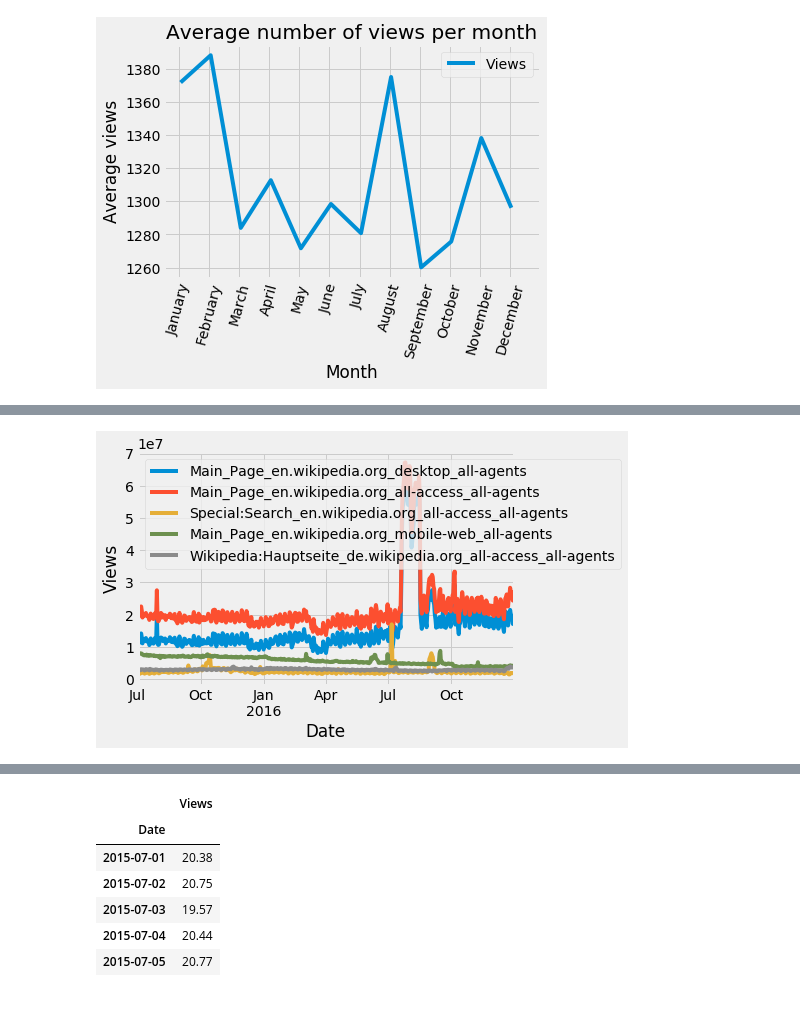
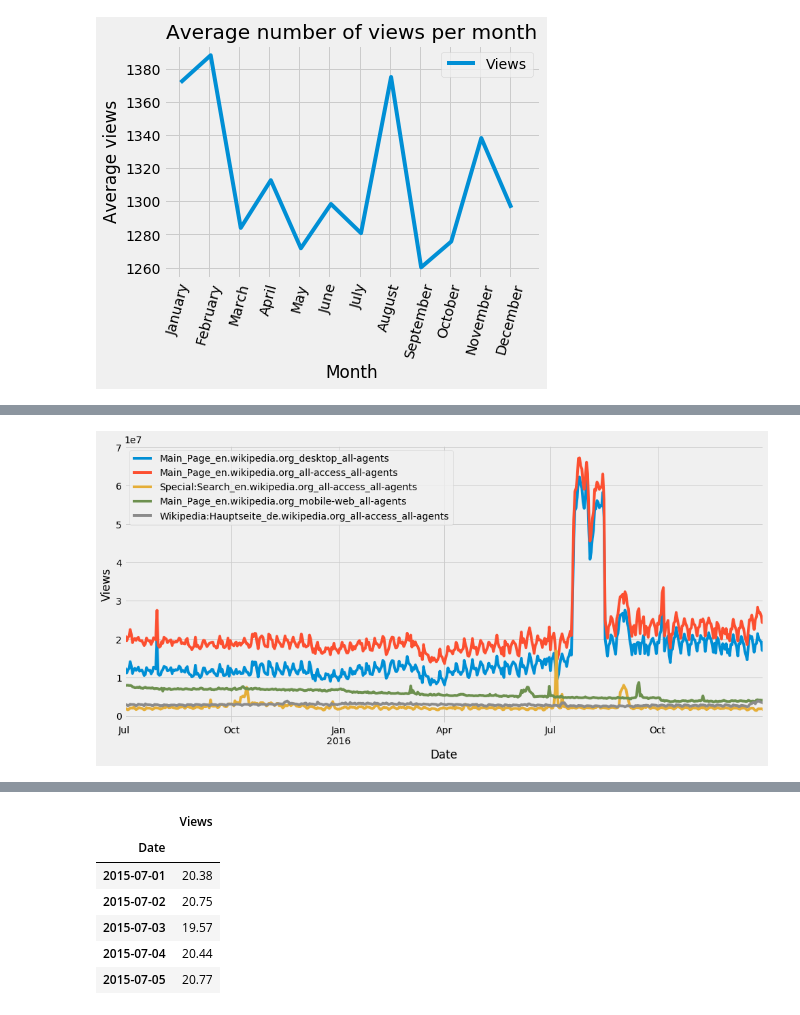
Before and after one commit to Subikshaa/Time-Series-Forecasting-on-Web-Traffic-Dataset, a Jupyter notebook: forecast.ipynb, the cells around one changed output, grey strips where cells are left out. Drawn from its saved outputs; the diff is of its cells as text; code cells hidden in the pictures.

```diff
--- a/forecast.ipynb
+++ b/forecast.ipynb
@@ -137,6 +133,4 @@ lang_df.head()
 # %%
-df_reshaped['Dayofweek'] = df_reshaped.Date.dt.dayofweek
-
 def find_day(day):
     if day == 0:
         return 'Monday'
@@ -153,5 +147,5 @@ def find_day(day):
     else:
         return 'Sunday'
 
-df_reshaped['Dayofweek'] = df_reshaped.Dayofweek.apply(find_day)
+days_df['Day'] = days_df.Dayofweek.apply(find_day)
 # %%
@@ -164,3 +162,4 @@ plt.show()
 # %%
+# Top 5 pages with maximum number of views
 top_pages = df_reshaped.groupby('Page')['Views'].sum().reset_index()
-top_pages.nlargest(5,'Views')
+top_pages_list = top_pages.nlargest(5,'Views')['Page'].tolist()
@@ -176,10 +166,14 @@ top5_pages_df = df_reshaped[df_reshaped['Page'].isin(['Main_Page_en.wikipedia.or
+# %%
+top5_pages_df = df_reshaped[df_reshaped['Page'].isin(top_pages_list)]
 # %%
-fig, ax = plt.subplots()
+# Plot with top 5 pages which have maximum number of views
+fig, ax = plt.subplots(figsize=(15,7))
 for i in list(top5_pages_df.Page.unique())[:5]:
     top5_pages_df.loc[top5_pages_df.Page == i].plot(ax=ax)
+
 ax.set_ylabel('Views')
 ax.legend(list(top5_pages_df.Page.unique())[:5],loc='upper left')
 plt.show()
 # %% [output]
-[figure, old version]
+[figure, new version]
 # %%
```
Also changed, not shown: parts of 24 cells of this notebook.
